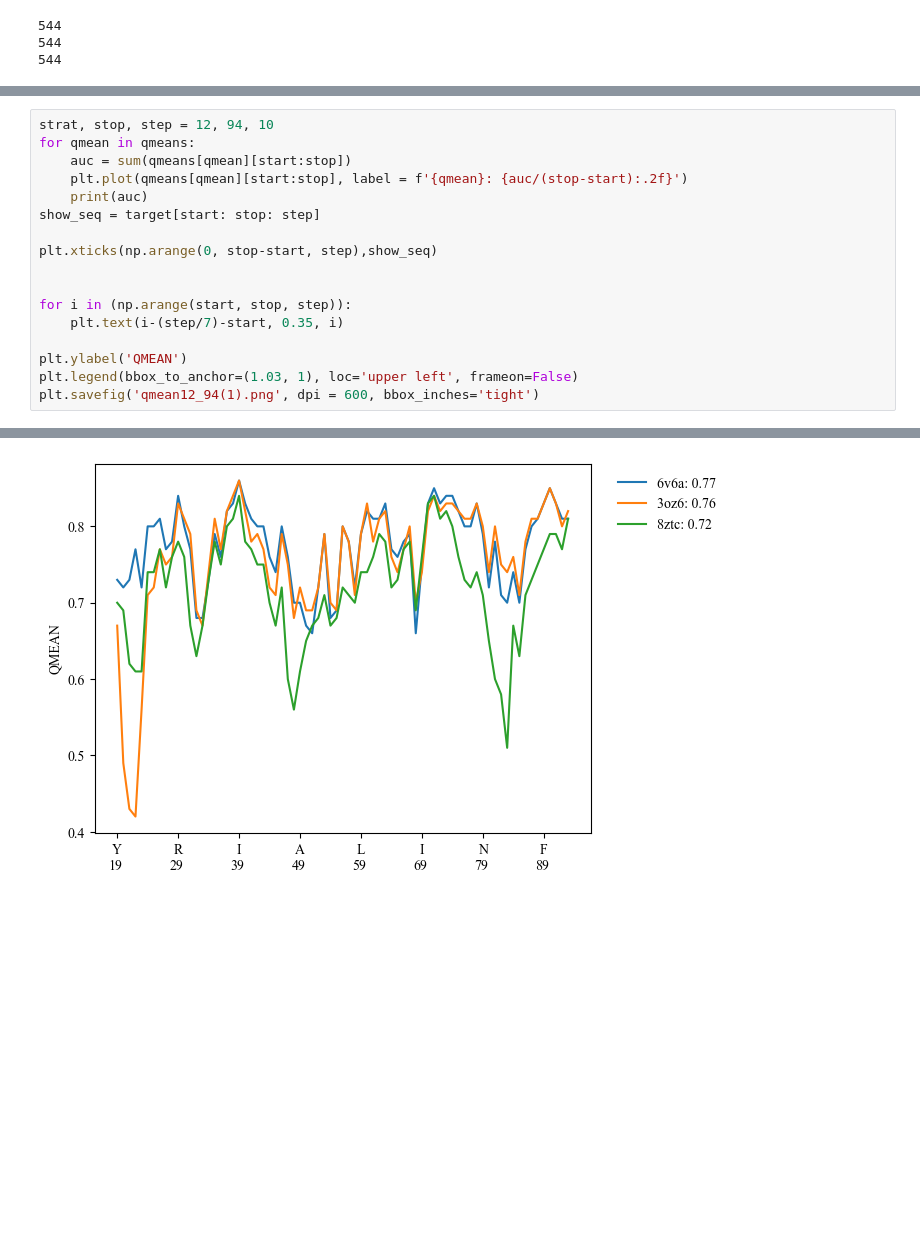
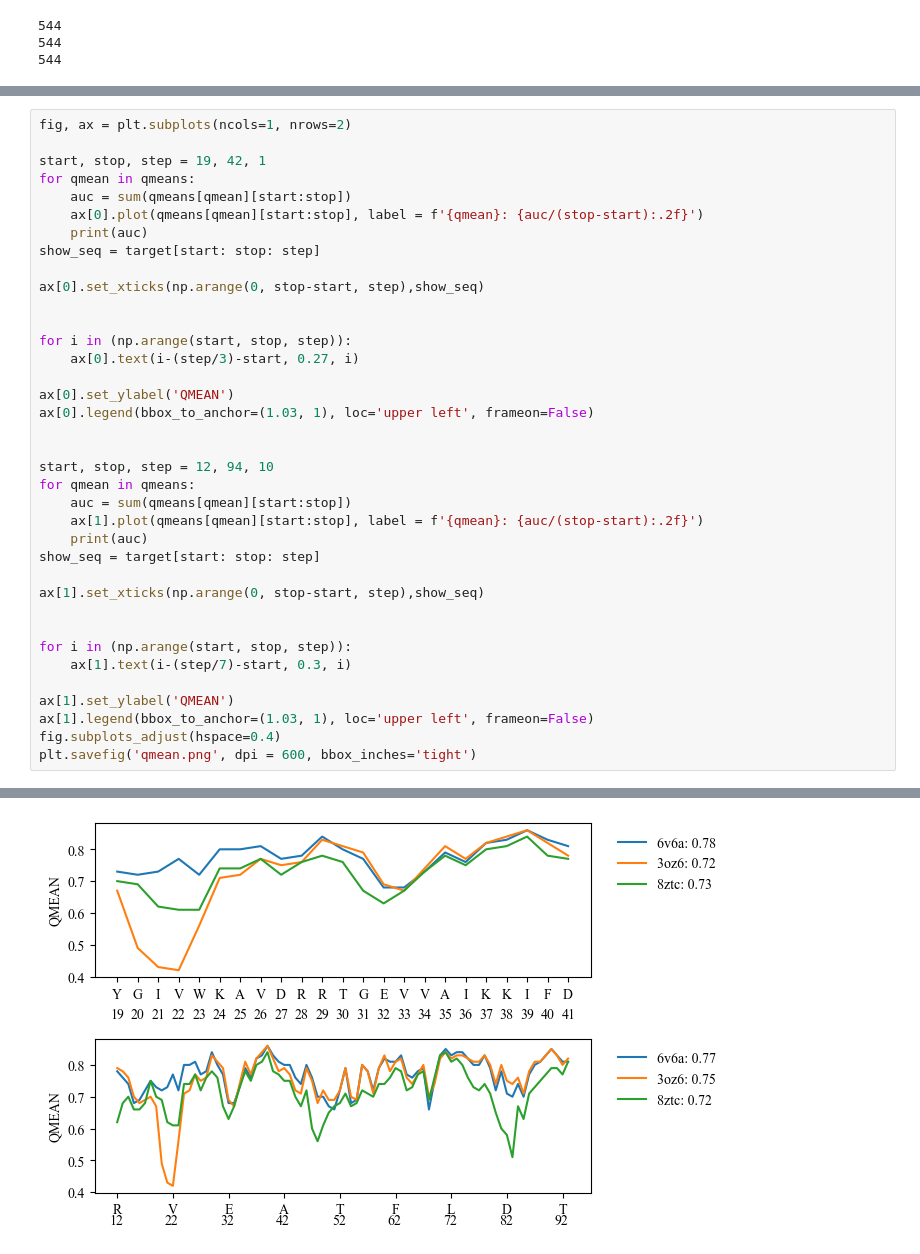
Before and after one commit to YXTang03/UCL_Drug_Design_Notebook, a Jupyter notebook: 1129_0078_hw/plot_qmean.ipynb, the cells around one changed output, grey strips where cells are left out. Saved outputs shown, nothing was run; the diff lists cells and outputs as text; blank space fills up the shorter version.

Commit message:
Update: - Make subplots of QMEANs from resi19-42 and resi12-94 - Add CATH domain annotations on template coverage plots

```diff
--- a/1129_0078_hw/plot_qmean.ipynb
+++ b/1129_0078_hw/plot_qmean.ipynb
@@ -64,18 +71,38 @@ show_qmean(qmeans, start, stop)
 # %%
-strat, stop, step = 12, 94, 10
+fig, ax = plt.subplots(ncols=1, nrows=2)
+
+start, stop, step = 19, 42, 1
 for qmean in qmeans:
     auc = sum(qmeans[qmean][start:stop])
-    plt.plot(qmeans[qmean][start:stop], label = f'{qmean}: {auc/(stop-start):.2f}')
+    ax[0].plot(qmeans[qmean][start:stop], label = f'{qmean}: {auc/(stop-start):.2f}')
     print(auc)
 show_seq = target[start: stop: step]
 
-plt.xticks(np.arange(0, stop-start, step),show_seq)
+ax[0].set_xticks(np.arange(0, stop-start, step),show_seq)
 
 
 for i in (np.arange(start, stop, step)):
-    plt.text(i-(step/7)-start, 0.35, i)
+    ax[0].text(i-(step/3)-start, 0.27, i)
 
-plt.ylabel('QMEAN')
-plt.legend(bbox_to_anchor=(1.03, 1), loc='upper left', frameon=False)
-plt.savefig('qmean12_94(1).png', dpi = 600, bbox_inches='tight')
+ax[0].set_ylabel('QMEAN')
+ax[0].legend(bbox_to_anchor=(1.03, 1), loc='upper left', frameon=False)
+
+
+start, stop, step = 12, 94, 10
+for qmean in qmeans:
+    auc = sum(qmeans[qmean][start:stop])
+    ax[1].plot(qmeans[qmean][start:stop], label = f'{qmean}: {auc/(stop-start):.2f}')
+    print(auc)
+show_seq = target[start: stop: step]
+
+ax[1].set_xticks(np.arange(0, stop-start, step),show_seq)
+
+
+for i in (np.arange(start, stop, step)):
+    ax[1].text(i-(step/7)-start, 0.3, i)
+
+ax[1].set_ylabel('QMEAN')
+ax[1].legend(bbox_to_anchor=(1.03, 1), loc='upper left', frameon=False)
+fig.subplots_adjust(hspace=0.4)
+plt.savefig('qmean.png', dpi = 600, bbox_inches='tight')
 # %% [output]
@@ -85 +115 @@ plt.savefig('qmean12_94(1).png', dpi = 600, bbox_inches='tight')
-[figure, old version]
+[figure, new version]
```
Also changed, not shown: parts of 6 cells of this notebook.
